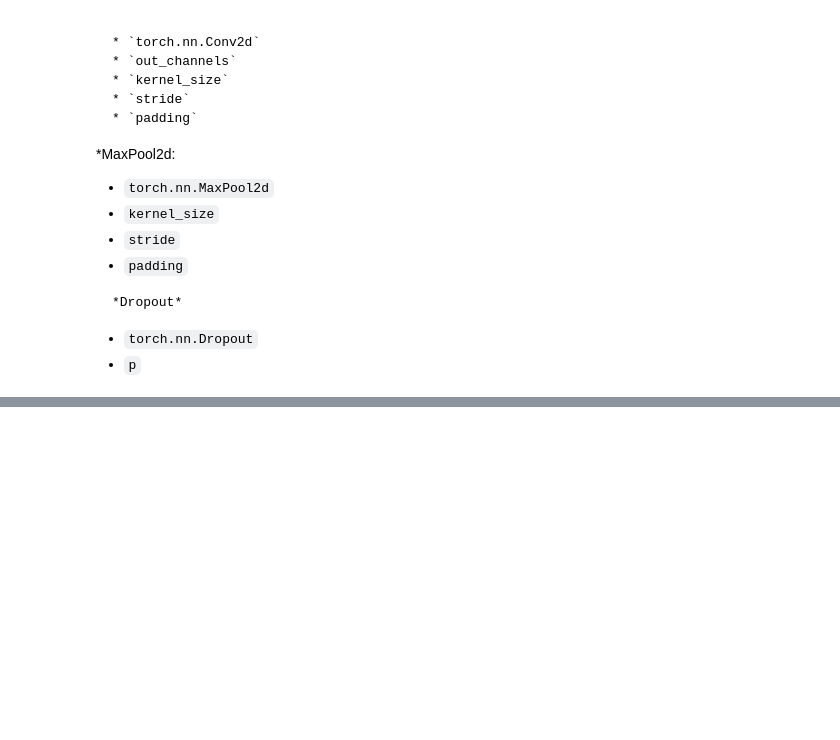
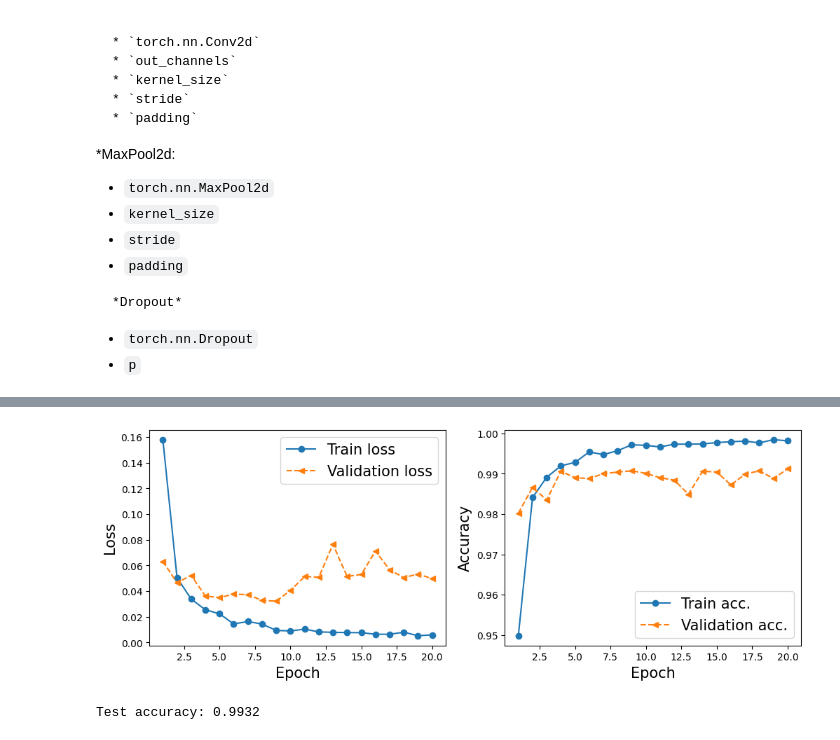
Before and after one commit to lukmanaj/PyTorch_practice, a Jupyter notebook: Implementing_a_deep_CNN.ipynb, the cells around one changed output, grey strips where cells are left out. Drawn from its saved outputs; the diff is of its cells as text; code cells hidden in the pictures; blank space fills up the shorter version.

```diff
--- a/Implementing_a_deep_CNN.ipynb
+++ b/Implementing_a_deep_CNN.ipynb
@@ -85,0 +108,16 @@ torch.Size([4, 64, 7, 7])
+# %%
+# adding two fully connected layers with a dropout layer in between
+model.add_module('fc1', nn.Linear(3136, 1024))
+model.add_module('relu3', nn.ReLU())
+model.add_module('dropout', nn.Dropout(p=0.5))
+
+model.add_module('fc2', nn.Linear(1024, 10))
+# %%
+device = torch.device("cuda:0")
+
+model = model.to(device)
+# %%
+# loss function and optimizer for the model
+
+loss_fn = nn.CrossEntropyLoss()
+optimizer = torch.optim.Adam(model.parameters(), lr=0.001)
@@ -85,0 +165,5 @@ torch.Size([4, 64, 7, 7])
+# %%
+# training the model
+torch.manual_seed(1)
+num_epochs = 20
+hist = train(model, num_epochs, train_dl, valid_dl)
@@ -85,0 +191,30 @@ torch.Size([4, 64, 7, 7])
+# %%
+# visualizing
+x_arr = np.arange(len(hist[0])) + 1
+
+fig = plt.figure(figsize=(12, 4))
+ax = fig.add_subplot(1, 2, 1)
+ax.plot(x_arr, hist[0], '-o', label='Train loss')
+ax.plot(x_arr, hist[1], '--<', label='Validation loss')
+ax.set_xlabel('Epoch', size=15)
+ax.set_ylabel('Loss', size=15)
+ax.legend(fontsize=15)
+ax = fig.add_subplot(1, 2, 2)
+ax.plot(x_arr, hist[2], '-o', label='Train acc.')
+ax.plot(x_arr, hist[3], '--<', label='Validation acc.')
+ax.legend(fontsize=15)
+ax.set_xlabel('Epoch', size=15)
+ax.set_ylabel('Accuracy', size=15)
+
+#plt.savefig('figures/14_13.png')
+plt.show()
+# %% [output]
+[figure, added]
+# %%
+torch.cuda.synchronize()
+model_cpu = model.cpu()
+pred = model(mnist_test_dataset.data.unsqueeze(1) / 255.)
+is_correct = (torch.argmax(pred, dim=1) == mnist_test_dataset.targets).float()
+print(f'Test accuracy: {is_correct.mean():.4f}')
+# %% [output]
+Test accuracy: 0.9932
```
Also changed, not shown: parts of 11 cells of this notebook.
